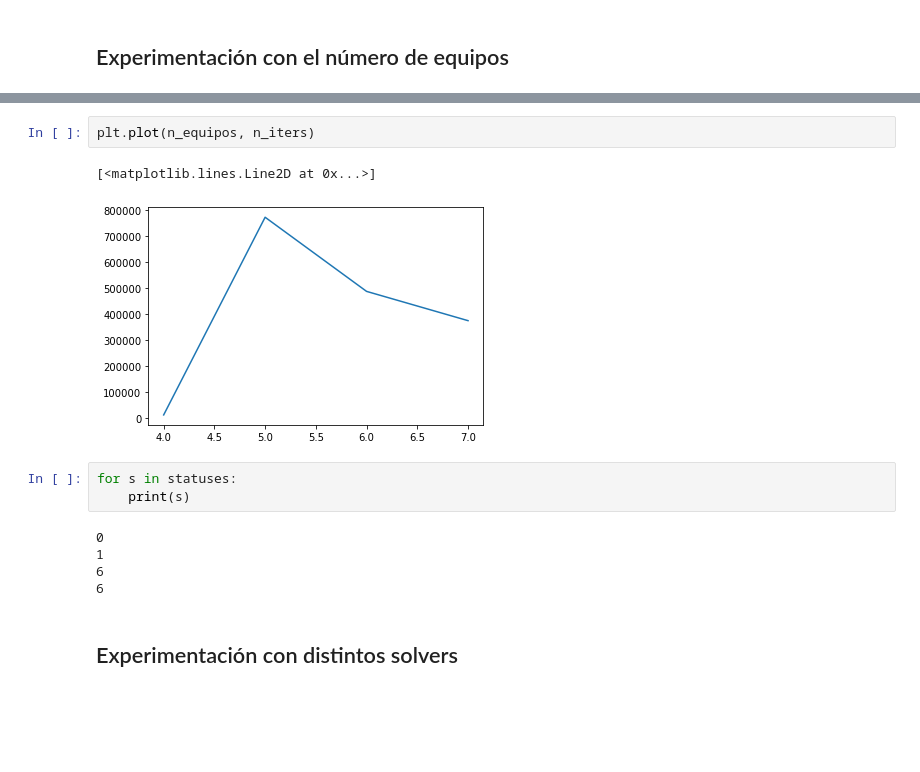
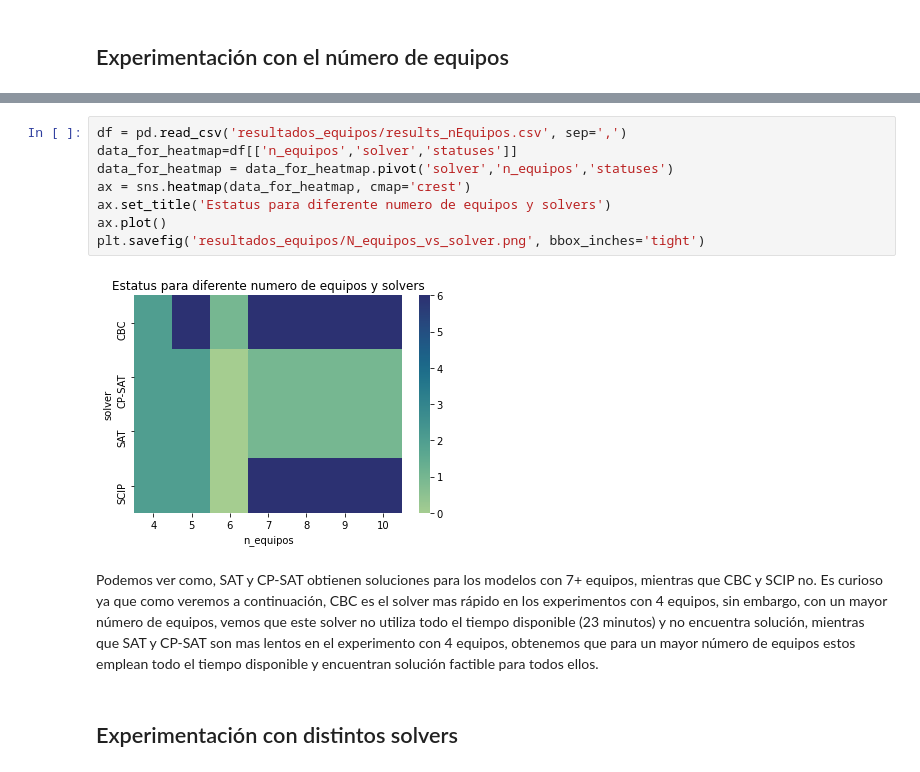
Before and after one commit to rubenmc2001/Proyecto_1, a Jupyter notebook: Code/Experimentacion.ipynb, the cells around one changed output, grey strips where cells are left out. Drawn from its saved outputs; the diff is of its cells as text; blank space fills up the shorter version.

```diff
--- a/Code/Experimentacion.ipynb
+++ b/Code/Experimentacion.ipynb
@@ -45,19 +49,18 @@ pd.concat(dfs, ignore_index=True).to_csv('results_nEquipos.csv', sep= ',', encod
 [figure]
 [figure]
 [figure]
-# %%
-plt.plot(n_equipos, n_iters)
-# %% [output]
-[<matplotlib.lines.Line2D at 0x...>]
-[figure, removed]
-# %%
-for s in statuses:
-    print(s)
-# %% [output]
-0
-1
-6
-6
+# %%
+df = pd.read_csv('resultados_equipos/results_nEquipos.csv', sep=',')
+data_for_heatmap=df[['n_equipos','solver','statuses']]
+data_for_heatmap = data_for_heatmap.pivot('solver','n_equipos','statuses')
+ax = sns.heatmap(data_for_heatmap, cmap='crest')
+ax.set_title('Estatus para diferente numero de equipos y solvers')
+ax.plot()
+plt.savefig('resultados_equipos/N_equipos_vs_solver.png', bbox_inches='tight')
+# %% [output]
+[figure, added]
+# %% [markdown]
+Podemos ver como, SAT y CP-SAT obtienen soluciones para los modelos con 7+ equipos, mientras que CBC y SCIP no. Es curioso ya que como veremos a continuación, CBC es el solver mas rápido en los experimentos con 4 equipos, sin embargo, con un mayor número de equipos, vemos que este solver no utiliza todo el tiempo disponible (23 minutos) y no encuentra solución, mientras que SAT y CP-SAT son mas lentos en el experimento con 4 equipos, obtenemos que para un mayor número de equipos estos emplean todo el tiempo disponible y encuentran solución factible para todos ellos.
 # %% [markdown]
 ## Experimentación con distintos solvers
 # %%
```
Also changed, not shown: parts of 3 cells of this notebook, 1 other file.
